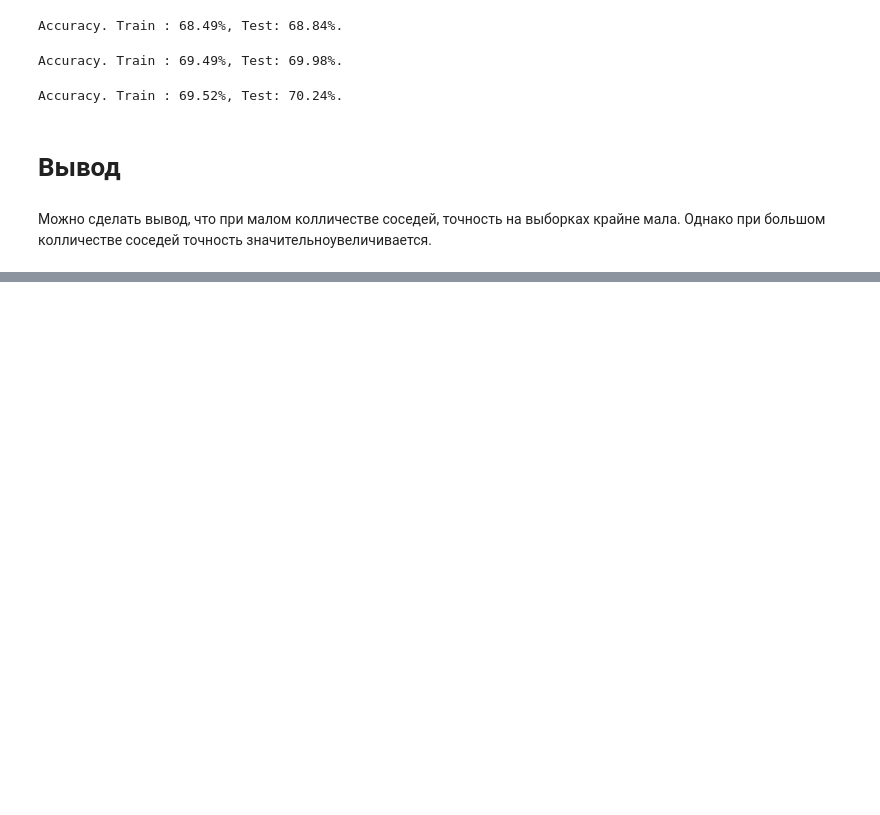
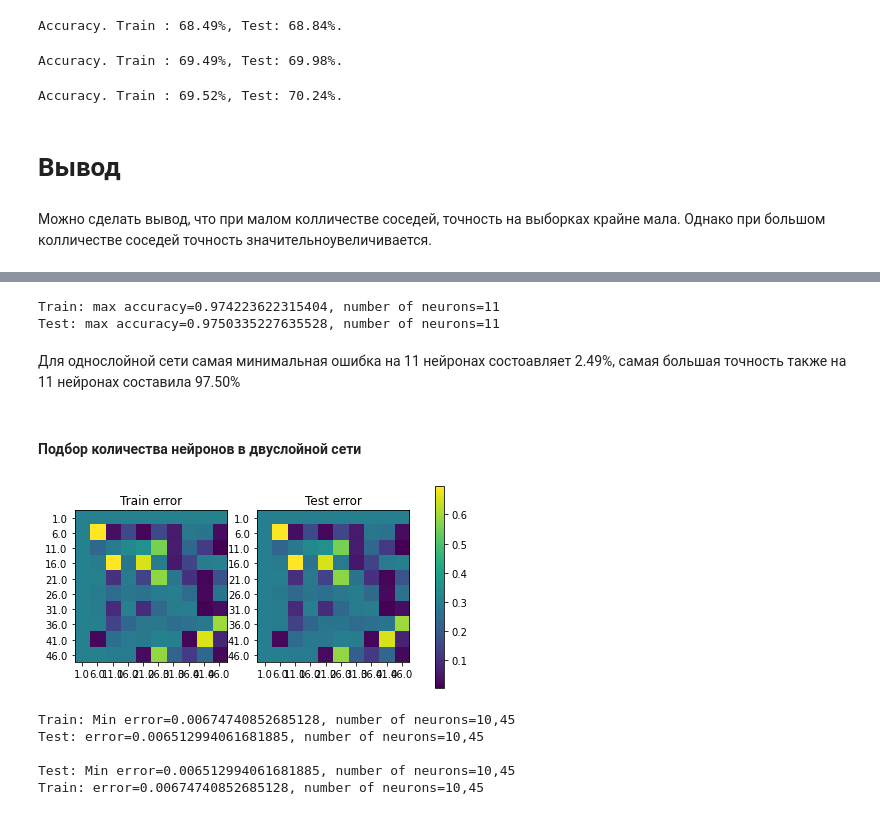
Before and after one commit to kuznetsov-ns/MLmag, a Jupyter notebook: Salary_Data_hw1.ipynb, the cells around one changed output, grey strips where cells are left out. Saved outputs shown, nothing was run; the diff lists cells and outputs as text; code cells hidden in the pictures; blank space fills up the shorter version.

```diff
--- a/Salary_Data_hw1.ipynb
+++ b/Salary_Data_hw1.ipynb
@@ -446,0 +539,66 @@ Accuracy. Train : 69.52%, Test: 70.24%.
+# %%
+print("Train: max accuracy={0}, number of neurons={1}".format(np.max(train_acc), hidden_layer_size[np.argmax(train_acc)]))
+print("Test: max accuracy={0}, number of neurons={1}".format(np.max(test_acc), hidden_layer_size[np.argmax(test_acc)]))
+# %% [output]
+Train: max accuracy=0.974223622315404, number of neurons=11
+Test: max accuracy=0.9750335227635528, number of neurons=11
+# %% [markdown]
+Для однослойной сети самая минимальная ошибка на 11 нейронах состоавляет 2.49%, самая большая точность также на 11 нейронах составила 97.50%
+# %% [markdown]
+#### Подбор количества нейронов в двуслойной сети
+# %%
+n = 10
+sizes = np.linspace(1, 50, n).astype(int)
+test_err = np.zeros((n, n))
+train_err = np.zeros((n, n))
+train_acc = np.zeros((n, n))
+test_acc = np.zeros((n, n))
+
+for i, size_1 in tqdm(enumerate(sizes)):
+    for j, size_2 in enumerate(sizes):
+        model = MLPClassifier(hidden_layer_sizes=(size_1, size_2, ),
+                              solver='adam', activation='relu', max_iter=1000, random_state=42)
+        model.fit(X_train, y_train)
+
+        y_train_pred = model.predict(X_train)
+        y_test_pred = model.predict(X_test)
+
+        train_err[i][j] = np.mean(y_train != y_train_pred)
+        test_err[i][j] = np.mean(y_test != y_test_pred)
+
+        train_acc[i][j] = accuracy_score(y_train, y_train_pred)
+        test_acc[i][j] = accuracy_score(y_test, y_test_pred)
+# %%
+plt.subplot(121)
+plt.title("Train error")
+plt.imshow(train_err)
+plt.xticks(np.arange(n), np.arange(1, 50, 50 / n))
+plt.yticks(np.arange(n), np.arange(1, 50, 50 / n))
+
+plt.subplot(122)
+plt.title("Test error")
+plt.imshow(test_err)
+plt.xticks(np.arange(n), np.arange(1, 50, 50 / n))
+plt.yticks(np.arange(n), np.arange(1, 50, 50 / n))
+
+cax = plt.axes([0.96, 0.15, 0.02, 0.7])
+plt.colorbar(cax=cax)
+
+train_min_loss = np.where(train_err == np.min(train_err))
+test_min_loss = np.where(test_err == np.min(test_err))
+
+train_min_loss_sizes = [train_min_loss[0][0] * 5, train_min_loss[1][0] * 5]
+test_min_loss_sizes = [test_min_loss[0][0] * 5, test_min_loss[1][0] * 5]
+# %% [output]
+[figure, added]
+# %%
+print("Train: Min error={0}, number of neurons={1},{2}".format(np.min(train_err), train_min_loss_sizes[0], train_min_loss_sizes[1]))
+print("Test: error={0}, number of neurons={1},{2}\n".format(test_err[train_min_loss][0], train_min_loss_sizes[0], train_min_loss_sizes[1]))
+print("Test: Min error={0}, number of neurons={1},{2}".format(np.min(test_err), test_min_loss_sizes[0], test_min_loss_sizes[1]))
+print("Train: error={0}, number of neurons={1},{2}\n".format(train_err[test_min_loss][0], test_min_loss_sizes[0], test_min_loss_sizes[1]))
+# %% [output]
+Train: Min error=0.00674740852685128, number of neurons=10,45
+Test: error=0.006512994061681885, number of neurons=10,45
+
+Test: Min error=0.006512994061681885, number of neurons=10,45
+Train: error=0.00674740852685128, number of neurons=10,45
```
Also changed, not shown: parts of 32 cells of this notebook.
